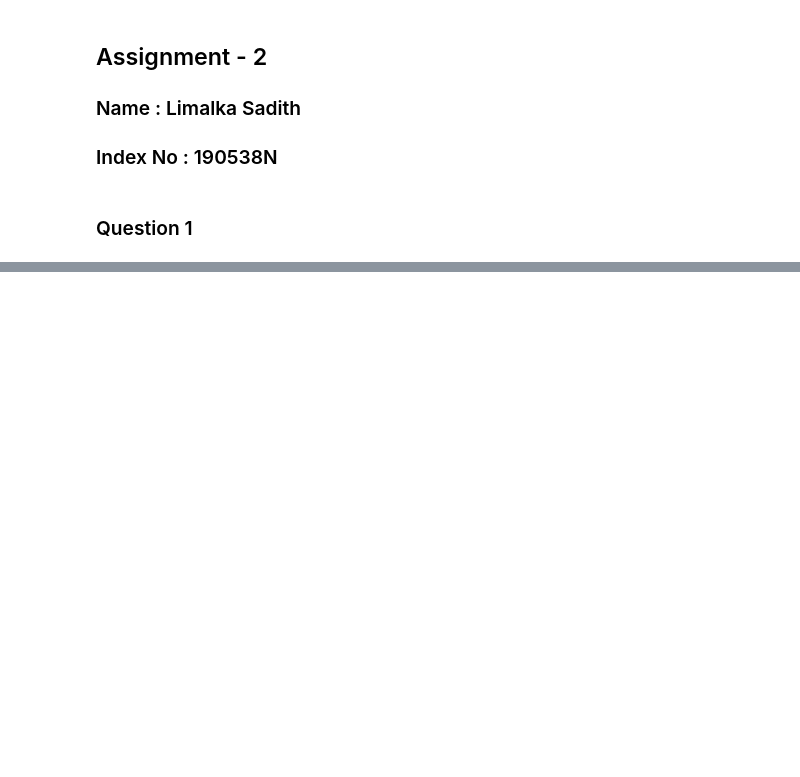
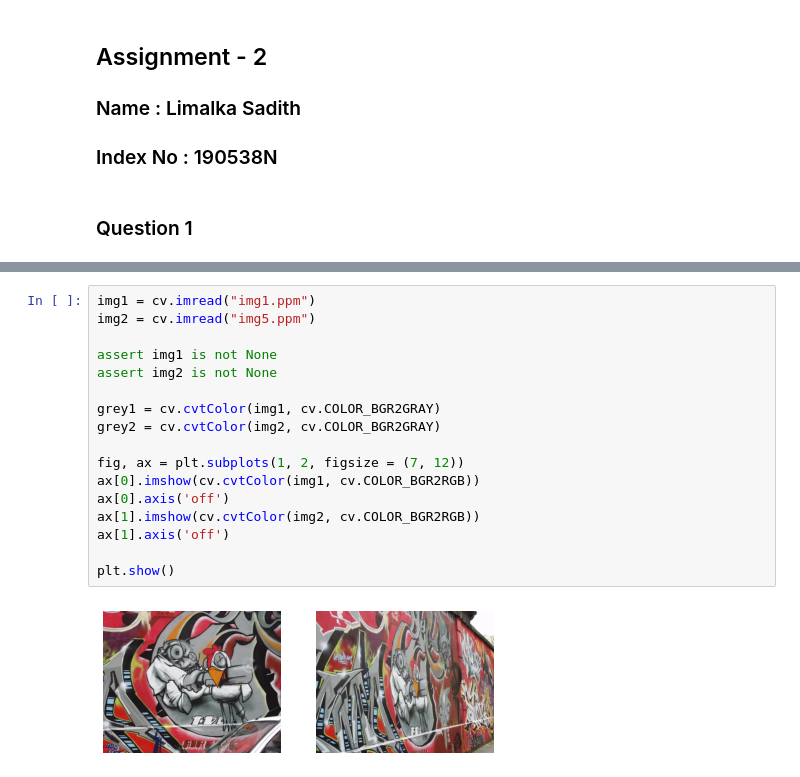
Before and after one commit to limalkasadith/S4-EN2550-Workspace, a Jupyter notebook: Assignments/Assignment-2/190538N_Assignment_2.ipynb, the cells around one changed output, grey strips where cells are left out. Drawn from its saved outputs; the diff is of its cells as text; blank space fills up the shorter version.

```diff
--- a/Assignments/Assignment-2/190538N_Assignment_2.ipynb
+++ b/Assignments/Assignment-2/190538N_Assignment_2.ipynb
@@ -228,0 +191,19 @@ plt.show()
+# %%
+img1 = cv.imread("img1.ppm")
+img2 = cv.imread("img5.ppm")
+
+assert img1 is not None
+assert img2 is not None
+
+grey1 = cv.cvtColor(img1, cv.COLOR_BGR2GRAY)
+grey2 = cv.cvtColor(img2, cv.COLOR_BGR2GRAY)
+
+fig, ax = plt.subplots(1, 2, figsize = (7, 12))
+ax[0].imshow(cv.cvtColor(img1, cv.COLOR_BGR2RGB))
+ax[0].axis('off')
+ax[1].imshow(cv.cvtColor(img2, cv.COLOR_BGR2RGB))
+ax[1].axis('off')
+
+plt.show()
+# %% [output]
+[figure, added]
```
Also changed, not shown: parts of 13 cells of this notebook, 12 other files.
